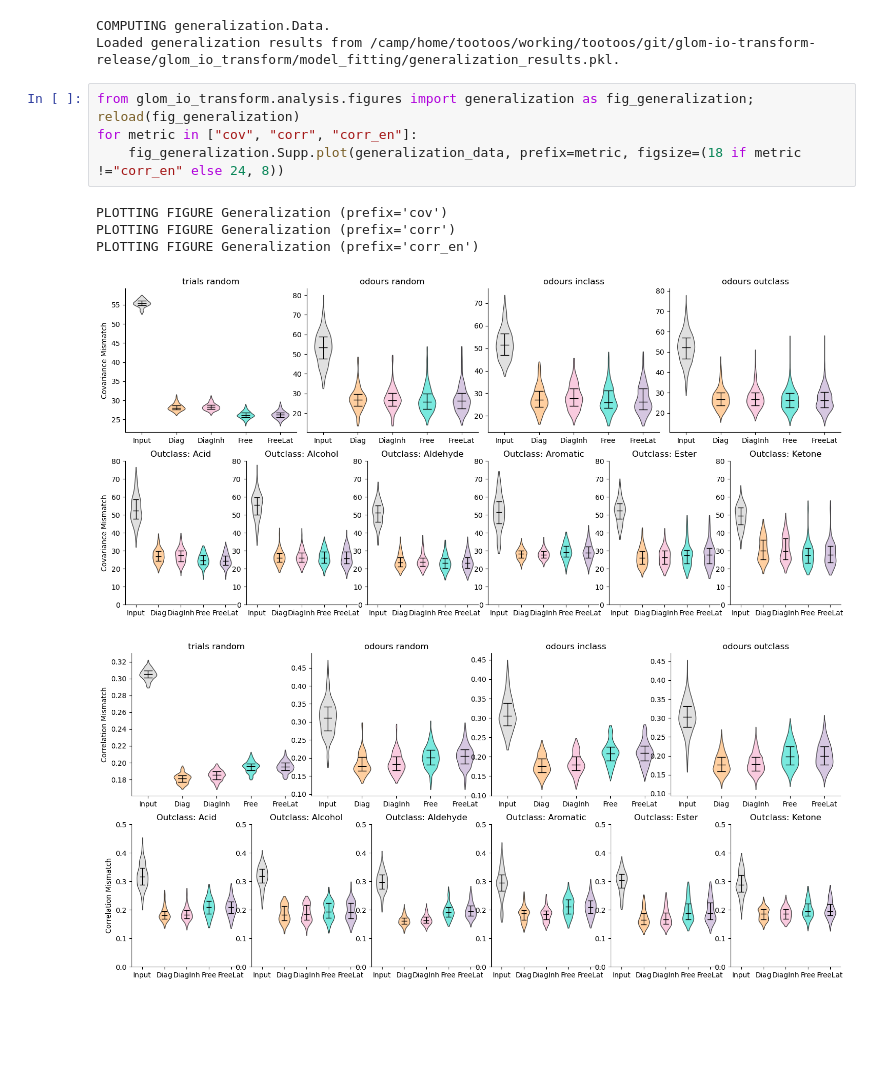
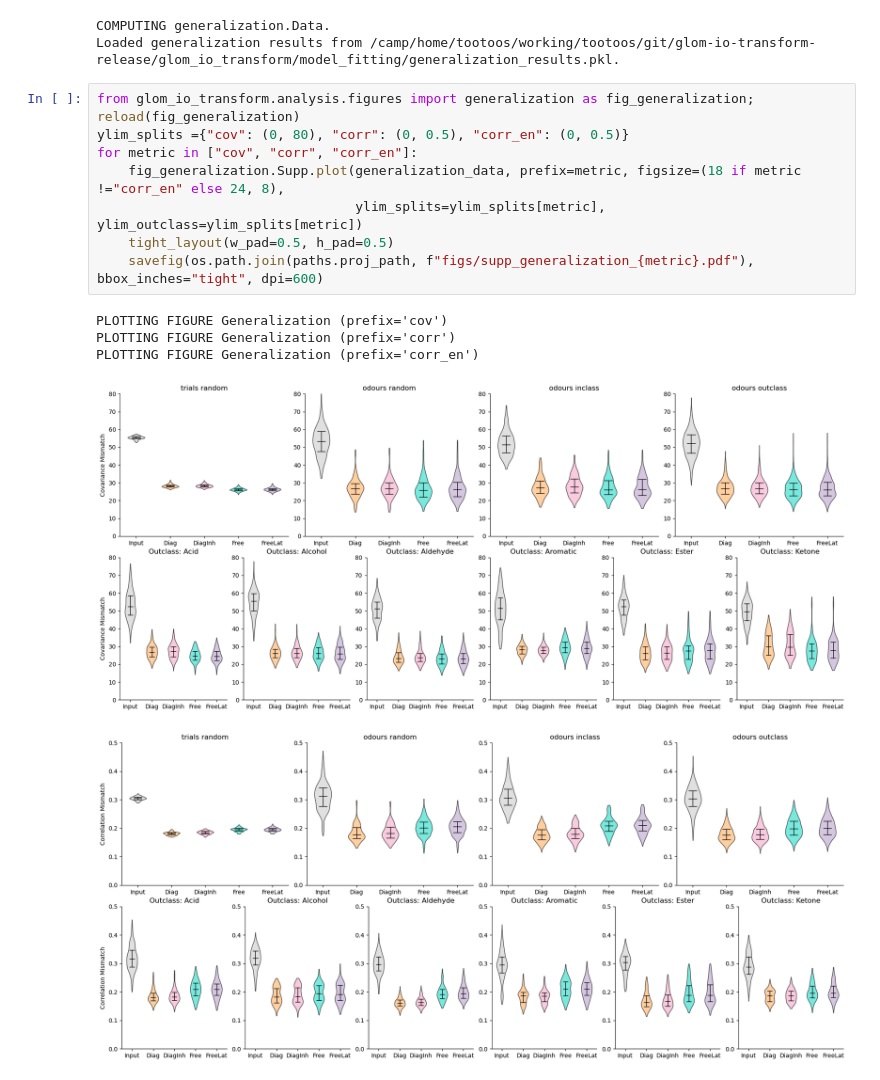
Before and after one commit to stootoon/glom-io-transform-release, a Jupyter notebook: glom_io_transform/analysis/fig_driver.ipynb, the cells around one changed output. Cells and saved outputs as stored; diff of their text form; blank space fills up the shorter version.

```diff
--- a/glom_io_transform/analysis/fig_driver.ipynb
+++ b/glom_io_transform/analysis/fig_driver.ipynb
@@ -91,11 +91,15 @@ COMPUTING generalization.Data.
 Loaded generalization results from /camp/home/tootoos/working/tootoos/git/glom-io-transform-release/glom_io_transform/model_fitting/generalization_results.pkl.
 # %%
 from glom_io_transform.analysis.figures import generalization as fig_generalization; reload(fig_generalization)
+ylim_splits ={"cov": (0, 80), "corr": (0, 0.5), "corr_en": (0, 0.5)}
 for metric in ["cov", "corr", "corr_en"]:
-    fig_generalization.Supp.plot(generalization_data, prefix=metric, figsize=(18 if metric !="corr_en" else 24, 8))
+    fig_generalization.Supp.plot(generalization_data, prefix=metric, figsize=(18 if metric !="corr_en" else 24, 8),
+                                 ylim_splits=ylim_splits[metric], ylim_outclass=ylim_splits[metric])
+    tight_layout(w_pad=0.5, h_pad=0.5)
+    savefig(os.path.join(paths.proj_path, f"figs/supp_generalization_{metric}.pdf"), bbox_inches="tight", dpi=600)
 # %% [output]
 PLOTTING FIGURE Generalization (prefix='cov')
 PLOTTING FIGURE Generalization (prefix='corr')
 PLOTTING FIGURE Generalization (prefix='corr_en')
-[figure, old version]
+[figure, new version]
-[figure, old version]
+[figure, new version]
```
Also changed, not shown: parts of 2 cells of this notebook, 1 other file.
